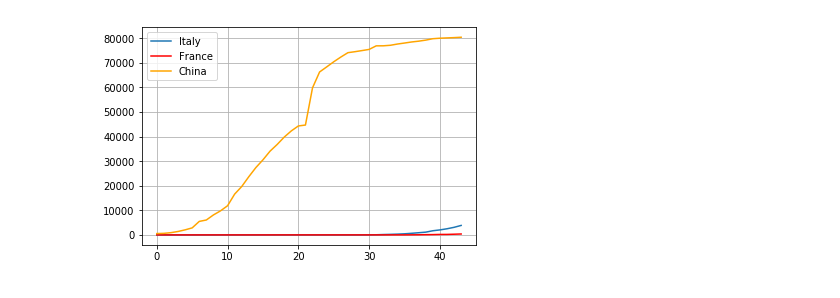
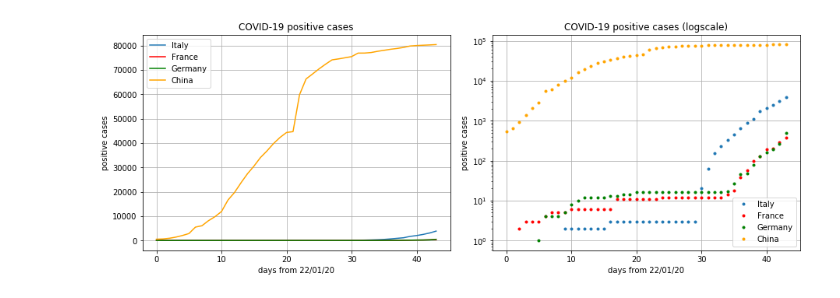
Before and after one commit to mmarchegiani/covid-19, a Jupyter notebook: covid-19.ipynb, the cells around one changed output. Drawn from its saved outputs; the diff is of its cells as text; code cells hidden in the pictures.

```diff
--- a/covid-19.ipynb
+++ b/covid-19.ipynb
@@ -8,6 +8,7 @@ df = pd.read_csv('time_series_19-covid-Confirmed.csv')
 df.rename(columns={"Country/Region" : "Country", "Province/State" : "Province"}, inplace=True)
 df_italy = df[df['Country'].str.match('Italy')]
 df_france = df[df['Country'].str.match('France')]
+df_germany = df[df['Country'].str.match('Germany')]
 df_china = df[df['Country'].str.match('Mainland China')]
 df_china_total = df_china.sum(numeric_only=True)
 cases_china = []
@@ -17,12 +18,31 @@ for i in range(len(df_china_total)):
 # %%
 cases_italy = df_italy.loc[:, '1/22/20':].values[0]
 cases_france = df_france.loc[:, '1/22/20':].values[0]
+cases_germany = df_germany.loc[:, '1/22/20':].values[0]
 time = range(len(cases_italy))
+plt.figure(figsize=[12.8, 4.8])
+plt.subplot(1,2,1)
 plt.plot(time, cases_italy, label="Italy")
 plt.plot(time, cases_france, color="red", label="France")
+plt.plot(time, cases_germany, color="green", label="Germany")
 plt.plot(time, cases_china, color="orange", label="China")
+plt.title("COVID-19 positive cases")
+plt.xlabel("days from 22/01/20")
+plt.ylabel("positive cases")
 plt.legend(loc="best")
 plt.grid()
+plt.subplot(1,2,2)
+plt.plot(time, cases_italy, label="Italy", marker='.', linestyle='None')
+plt.plot(time, cases_france, color="red", label="France", marker='.', linestyle='None')
+plt.plot(time, cases_germany, color="green", label="Germany", marker='.', linestyle='None')
+plt.plot(time, cases_china, color="orange", label="China", marker='.', linestyle='None')
+plt.yscale("log")
+plt.title("COVID-19 positive cases (logscale)")
+plt.xlabel("days from 22/01/20")
+plt.ylabel("positive cases")
+plt.legend(loc="best")
+plt.grid()
+plt.tight_layout()
 plt.show()
 # %% [output]
-[figure, old version]
+[figure, new version]
```
